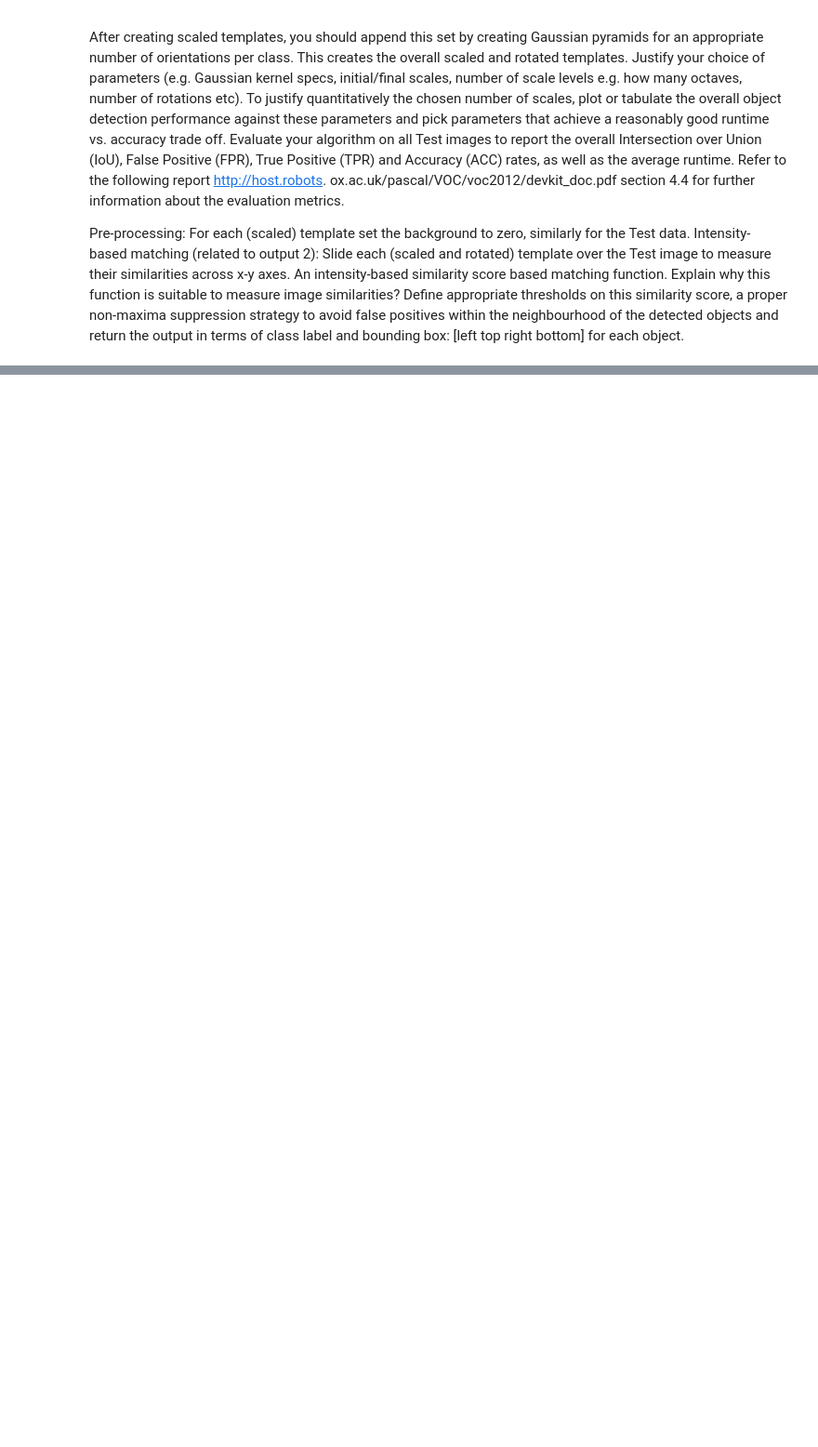
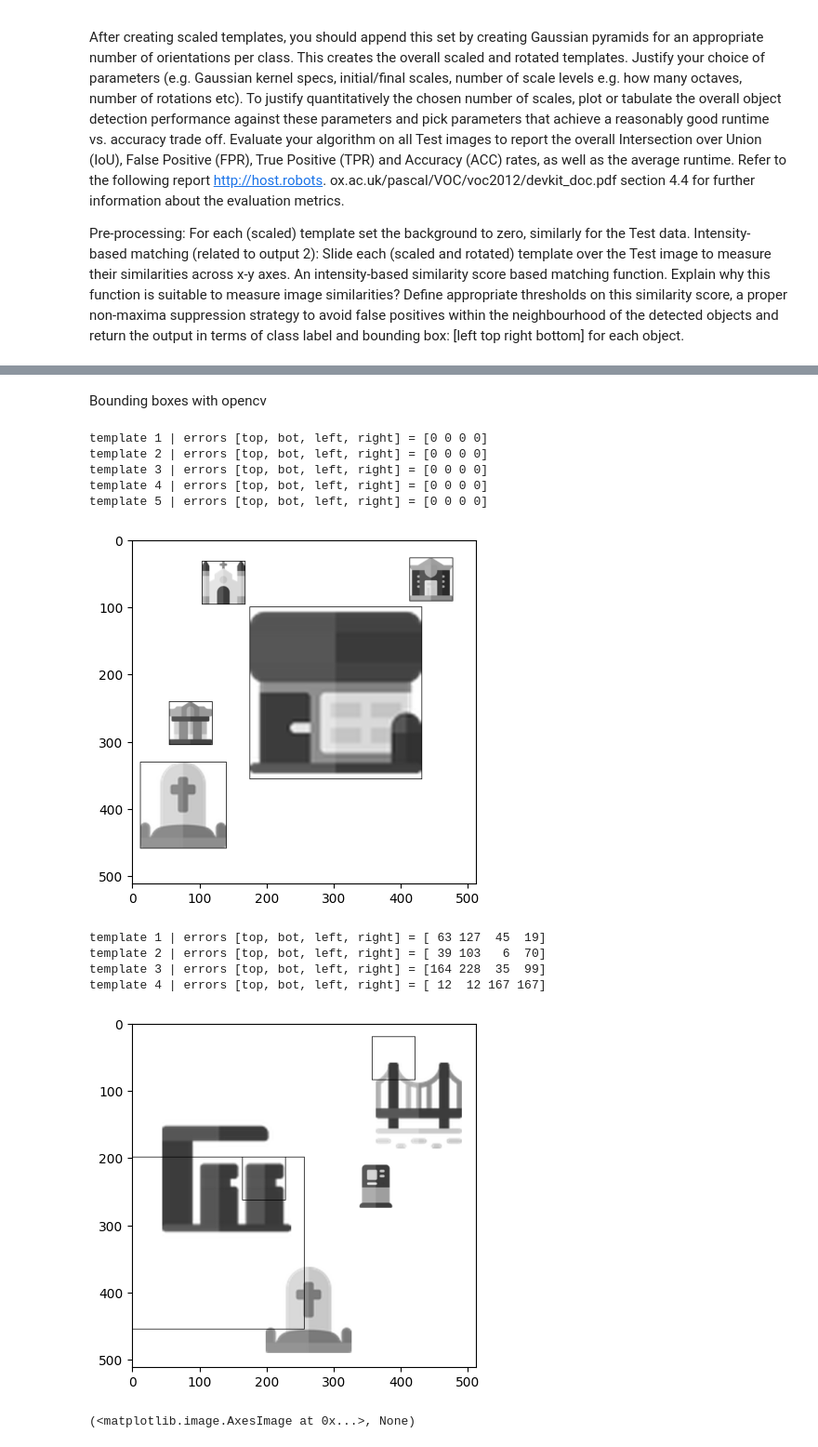
Before and after one commit to coeus-uk/computer-vision, a Jupyter notebook: Task2.ipynb, the cells around one changed output, grey strips where cells are left out. Shown: that part at 93% size. Cells and saved outputs as stored; diff of their text form; code cells hidden in the pictures; blank space fills up the shorter version.

Commit message:
feat: bounding boxes opencv impl

```diff
--- a/Task2.ipynb
+++ b/Task2.ipynb
@@ -65,0 +82,34 @@ plt.imshow(img), plt.title('Image'), plt.axis('off'), plt.show()
+# %% [markdown]
+Bounding boxes with opencv
+# %%
+images = task2.images_with_annotations(Path("Task2Dataset"))
+
+# Match templates for image 1 and display their bounding boxes
+img, annotations = next(images)
+template_bounds = [np.array([row.left, row.right, row.top, row.bottom])
+              for row in annotations.itertuples()]
+templates = [img[row.left:row.right, row.top:row.bottom]
+             for row in annotations.itertuples()]
+task2.find_bounding_boxes_cv2(img, templates, template_bounds)
+plt.imshow(cv2.cvtColor(img, cv2.COLOR_GRAY2RGB)), plt.show()
+
+# Attempt to match the same templates onto the next image
+# This obviously fails
+next_img, next_annotations = next(images)
+next_template_bounds = [np.array([row.left, row.right, row.top, row.bottom])
+              for row in next_annotations.itertuples()]
+task2.find_bounding_boxes_cv2(next_img, templates, next_template_bounds)
+plt.imshow(cv2.cvtColor(next_img, cv2.COLOR_GRAY2RGB)), plt.show()
+# %% [output]
+template 1 | errors [top, bot, left, right] = [0 0 0 0]
+template 2 | errors [top, bot, left, right] = [0 0 0 0]
+template 3 | errors [top, bot, left, right] = [0 0 0 0]
+template 4 | errors [top, bot, left, right] = [0 0 0 0]
+template 5 | errors [top, bot, left, right] = [0 0 0 0]
+[figure, added]
+template 1 | errors [top, bot, left, right] = [ 63 127  45  19]
+template 2 | errors [top, bot, left, right] = [ 39 103   6  70]
+template 3 | errors [top, bot, left, right] = [164 228  35  99]
+template 4 | errors [top, bot, left, right] = [ 12  12 167 167]
+[figure, added]
+(<matplotlib.image.AxesImage at 0x...>, None)
```
Also changed, not shown: parts of 3 cells of this notebook, 1 other file.
